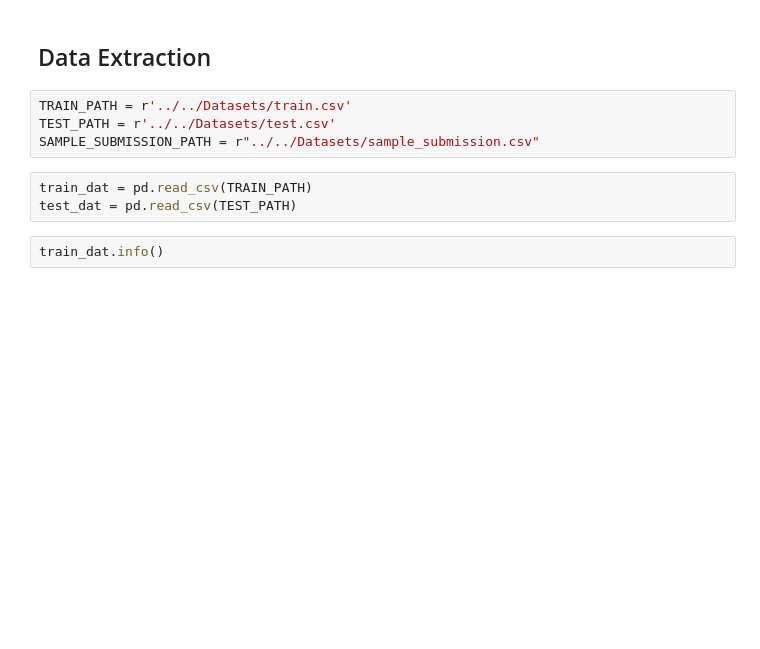
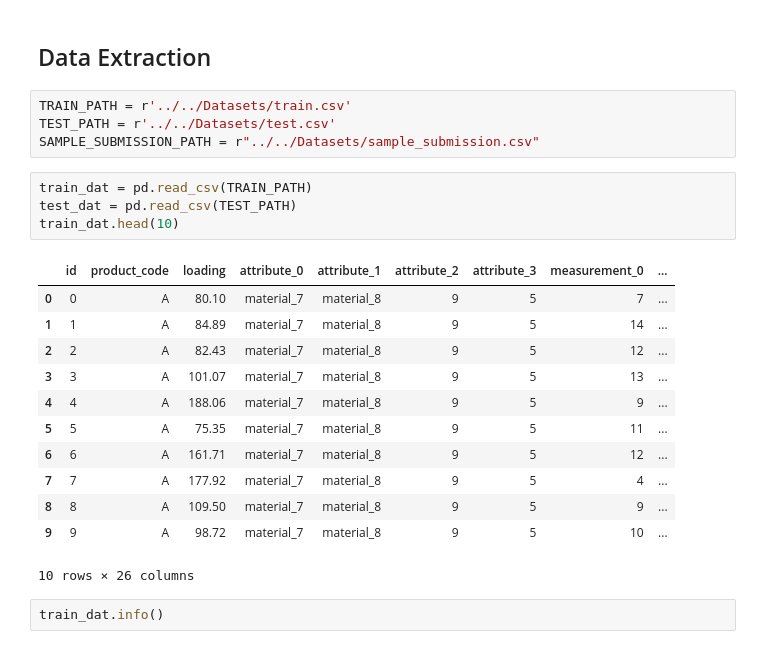
Before and after one commit to Y716/NoFreeWifi, a Jupyter notebook: Davin/notebooks/sample_notebook.ipynb, the cells around one changed output. Cells and saved outputs as stored; diff of their text form; blank space fills up the shorter version.

```diff
--- a/Davin/notebooks/sample_notebook.ipynb
+++ b/Davin/notebooks/sample_notebook.ipynb
@@ -22,6 +23,20 @@ SAMPLE_SUBMISSION_PATH = r"../../Datasets/sample_submission.csv"
 # %%
 train_dat = pd.read_csv(TRAIN_PATH)
 test_dat = pd.read_csv(TEST_PATH)
+train_dat.head(10)
+# %% [output]
+|  | id | product_code | loading | attribute_0 | attribute_1 | attribute_2 | attribute_3 | measurement_0 | ... |
+| 0 | 0 | A | 80.10 | material_7 | material_8 | 9 | 5 | 7 | ... |
+| 1 | 1 | A | 84.89 | material_7 | material_8 | 9 | 5 | 14 | ... |
+| 2 | 2 | A | 82.43 | material_7 | material_8 | 9 | 5 | 12 | ... |
+| 3 | 3 | A | 101.07 | material_7 | material_8 | 9 | 5 | 13 | ... |
+| 4 | 4 | A | 188.06 | material_7 | material_8 | 9 | 5 | 9 | ... |
+| 5 | 5 | A | 75.35 | material_7 | material_8 | 9 | 5 | 11 | ... |
+| 6 | 6 | A | 161.71 | material_7 | material_8 | 9 | 5 | 12 | ... |
+| 7 | 7 | A | 177.92 | material_7 | material_8 | 9 | 5 | 4 | ... |
+| 8 | 8 | A | 109.50 | material_7 | material_8 | 9 | 5 | 9 | ... |
+| 9 | 9 | A | 98.72 | material_7 | material_8 | 9 | 5 | 10 | ... |
+10 rows × 26 columns
 # %%
 train_dat.info()
 # %% [output]
```
Also changed, not shown: parts of 17 cells of this notebook, 6 other files.
